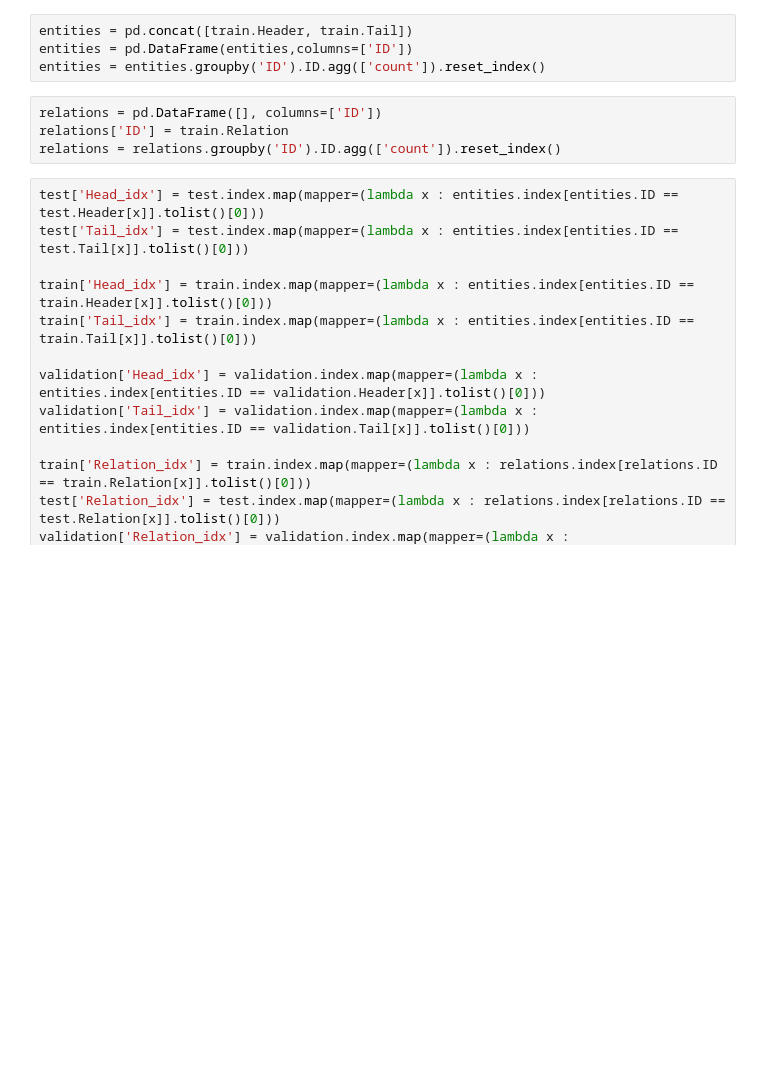
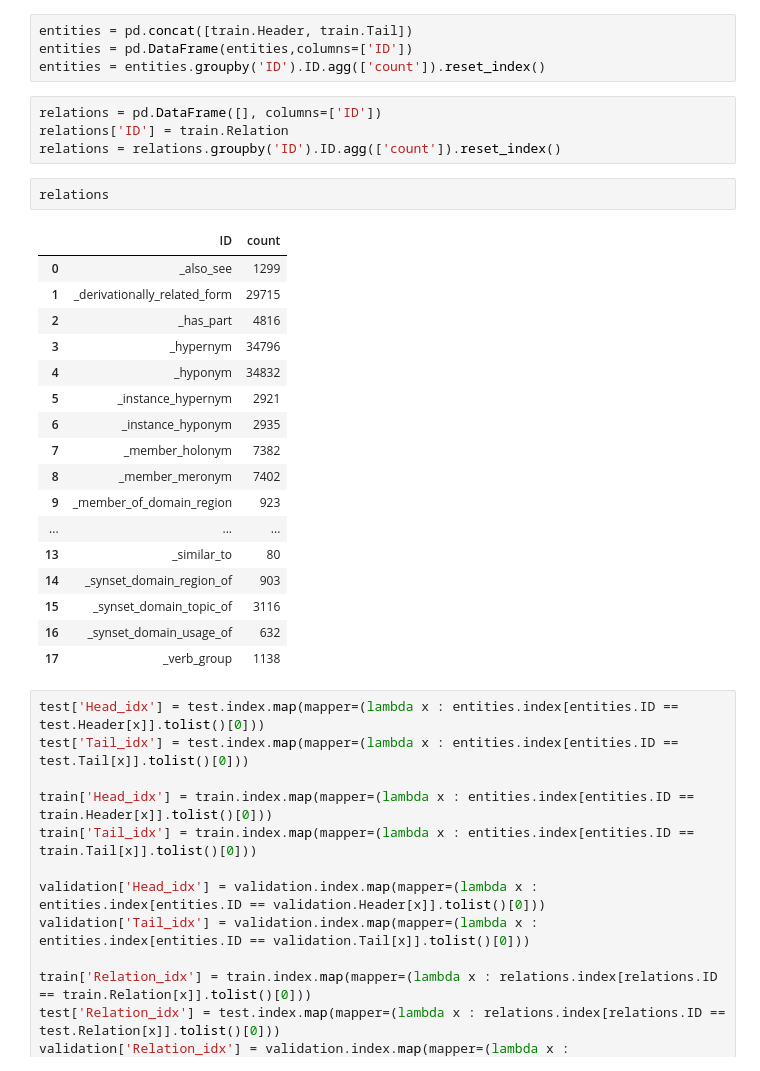
Before and after one commit to sogolhaghani/link3vec, a Jupyter notebook: src/model-WN.ipynb, the cells around one changed output. Cells and saved outputs as stored; diff of their text form; blank space fills up the shorter version.

```diff
--- a/src/model-WN.ipynb
+++ b/src/model-WN.ipynb
@@ -16,6 +16,26 @@ entities = entities.groupby('ID').ID.agg(['count']).reset_index()
 relations = pd.DataFrame([], columns=['ID'])
 relations['ID'] = train.Relation
 relations = relations.groupby('ID').ID.agg(['count']).reset_index()
+# %%
+relations
+# %% [output]
+|  | ID | count |
+| 0 | _also_see | 1299 |
+| 1 | _derivationally_related_form | 29715 |
+| 2 | _has_part | 4816 |
+| 3 | _hypernym | 34796 |
+| 4 | _hyponym | 34832 |
+| 5 | _instance_hypernym | 2921 |
+| 6 | _instance_hyponym | 2935 |
+| 7 | _member_holonym | 7382 |
+| 8 | _member_meronym | 7402 |
+| 9 | _member_of_domain_region | 923 |
+| ... | ... | ... |
+| 13 | _similar_to | 80 |
+| 14 | _synset_domain_region_of | 903 |
+| 15 | _synset_domain_topic_of | 3116 |
+| 16 | _synset_domain_usage_of | 632 |
+| 17 | _verb_group | 1138 |
 # %%
 test['Head_idx'] = test.index.map(mapper=(lambda x : entities.index[entities.ID == test.Header[x]].tolist()[0]))
 test['Tail_idx'] = test.index.map(mapper=(lambda x : entities.index[entities.ID == test.Tail[x]].tolist()[0]))
```
Also changed, not shown: 1 other file.
